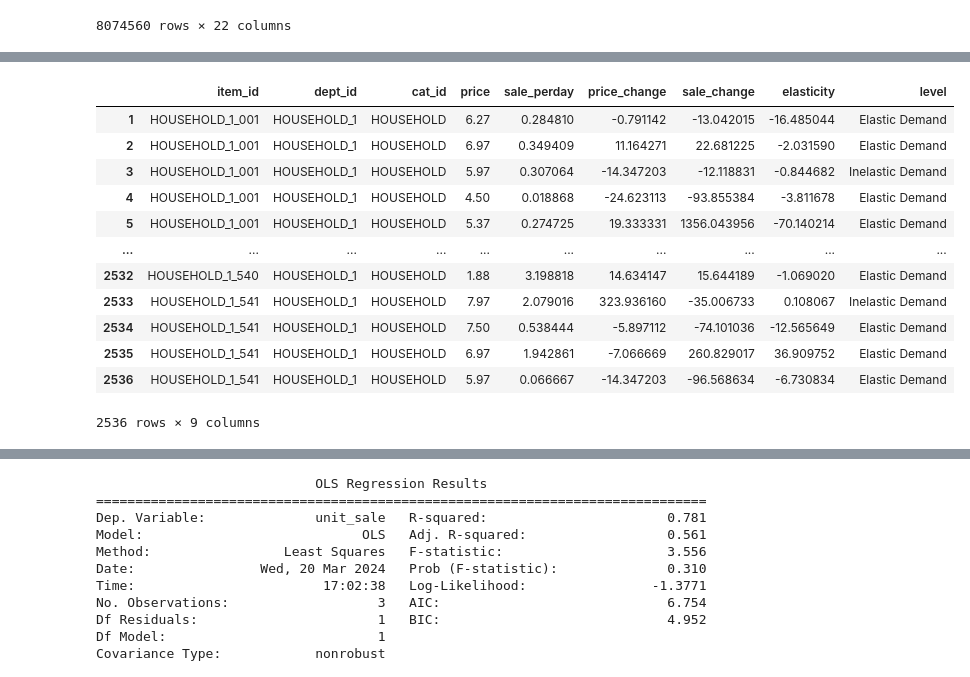
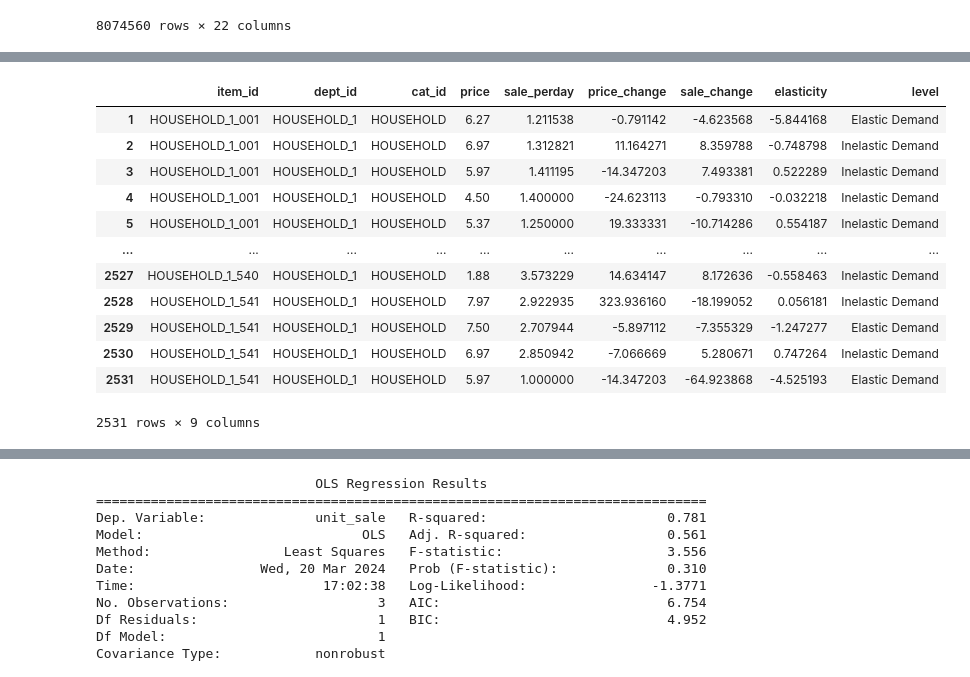
Before and after one commit to janiceivana/DS_05, a Jupyter notebook: New Data Analysis.ipynb, the cells around one changed output, grey strips where cells are left out. Drawn from its saved outputs; the diff is of its cells as text; code cells hidden in the pictures.

Commit message:
Visual elasticity modeling

```diff
--- a/New Data Analysis.ipynb
+++ b/New Data Analysis.ipynb
@@ -1351,5 +1470,6 @@ f2_df
 # %%
 food_3=my_data[my_data['dept_id']=="FOODS_3"]
+food_3 = food_3.drop(food_3[food_3['unit_sale'] == 0].index)
 
 f3_df = pd.DataFrame(columns=['item_id', 'dept_id','cat_id','price', 'sale_perday','price_change','sale_change','elasticity'])
 
@@ -1397,12 +1517,10 @@ for elasticity in f3_df['elasticity'].values:
         level_values.append('Elastic Demand')
     elif abs(elasticity) == 1:
         level_values.append('Unitary Elastic Demand')
-    elif abs(elasticity) < 1:
+    elif abs(elasticity) == 0:
+        level_values.append('Perfectly Inelastic Demand')
+    else:# abs(elasticity) < 1
         level_values.append('Inelastic Demand')
-    elif elasticity == 0:
-        level_values.append('Perfectly Inelastic Demand')
-    else:
-        level_values.append('Perfectly Elastic Demand')
 
 
 f3_df['level'] = level_values
@@ -1423,0 +1542,24 @@ f3_df
+# %%
+Vis_f3 = pd.DataFrame()
+
+for item_id in f3_df['item_id'].unique():
+    entry_df = f3_df[f3_df['item_id'] == item_id]
+
+    price_change = entry_df["price_change"].mean()
+    sale_change = entry_df["sale_change"].mean()
+    elasticity = entry_df["elasticity"].mean()
+
+    Vis_f3 = Vis_f3.append({'item_id': item_id,
+                    'price_change': price_change,
+                    'sale_change': sale_change,
+                    'elasticity': elasticity},ignore_index=True)
+
+#V1
+plt.scatter(Vis_f3['price_change'], Vis_f3['sale_change'])
+
+plt.title('Food_3 Scatter Plot of Price Change% vs Sale Change%')
+plt.xlabel('Price Change%')
+plt.ylabel('Sale Change%')
+plt.grid(True)
+
+plt.show()
@@ -1424,5 +1568,6 @@ f3_df
 # %%
 household_1=my_data[my_data['dept_id']=="HOUSEHOLD_1"]
+household_1 = household_1.drop(household_1[household_1['unit_sale'] == 0].index)
 
 ho1_df = pd.DataFrame(columns=['item_id', 'dept_id','cat_id','price', 'sale_perday','price_change','sale_change','elasticity'])
 
@@ -1464,33 +1609,31 @@ ho1_df
 # %%
 level_values = []
 
 
 for elasticity in ho1_df['elasticity'].values:
     if abs(elasticity) > 1:
         level_values.append('Elastic Demand')
     elif abs(elasticity) == 1:
         level_values.append('Unitary Elastic Demand')
-    elif abs(elasticity) < 1:
+    elif abs(elasticity) == 0:
+        level_values.append('Perfectly Inelastic Demand')
+    else:# abs(elasticity) < 1
         level_values.append('Inelastic Demand')
-    elif elasticity == 0:
-        level_values.append('Perfectly Inelastic Demand')
-    else:
-        level_values.append('Perfectly Elastic Demand')
 
 
 ho1_df['level'] = level_values
 ho1_df
 # %% [output]
 |  | item_id | dept_id | cat_id | price | sale_perday | price_change | sale_change | elasticity | level |
-| 1 | HOUSEHOLD_1_001 | HOUSEHOLD_1 | HOUSEHOLD | 6.27 | 0.284810 | -0.791142 | -13.042015 | -16.485044 | Elastic Demand |
-| 2 | HOUSEHOLD_1_001 | HOUSEHOLD_1 | HOUSEHOLD | 6.97 | 0.349409 | 11.164271 | 22.681225 | -2.031590 | Elastic Demand |
-| 3 | HOUSEHOLD_1_001 | HOUSEHOLD_1 | HOUSEHOLD | 5.97 | 0.307064 | -14.347203 | -12.118831 | -0.844682 | Inelastic Demand |
-| 4 | HOUSEHOLD_1_001 | HOUSEHOLD_1 | HOUSEHOLD | 4.50 | 0.018868 | -24.623113 | -93.855384 | -3.811678 | Elastic Demand |
-| 5 | HOUSEHOLD_1_001 | HOUSEHOLD_1 | HOUSEHOLD | 5.37 | 0.274725 | 19.333331 | 1356.043956 | -70.140214 | Elastic Demand |
+| 1 | HOUSEHOLD_1_001 | HOUSEHOLD_1 | HOUSEHOLD | 6.27 | 1.211538 | -0.791142 | -4.623568 | -5.844168 | Elastic Demand |
+| 2 | HOUSEHOLD_1_001 | HOUSEHOLD_1 | HOUSEHOLD | 6.97 | 1.312821 | 11.164271 | 8.359788 | -0.748798 | Inelastic Demand |
+| 3 | HOUSEHOLD_1_001 | HOUSEHOLD_1 | HOUSEHOLD | 5.97 | 1.411195 | -14.347203 | 7.493381 | 0.522289 | Inelastic Demand |
+| 4 | HOUSEHOLD_1_001 | HOUSEHOLD_1 | HOUSEHOLD | 4.50 | 1.400000 | -24.623113 | -0.793310 | -0.032218 | Inelastic Demand |
+| 5 | HOUSEHOLD_1_001 | HOUSEHOLD_1 | HOUSEHOLD | 5.37 | 1.250000 | 19.333331 | -10.714286 | 0.554187 | Inelastic Demand |
 | ... | ... | ... | ... | ... | ... | ... | ... | ... | ... |
-| 2532 | HOUSEHOLD_1_540 | HOUSEHOLD_1 | HOUSEHOLD | 1.88 | 3.198818 | 14.634147 | 15.644189 | -1.069020 | Elastic Demand |
-| 2533 | HOUSEHOLD_1_541 | HOUSEHOLD_1 | HOUSEHOLD | 7.97 | 2.079016 | 323.936160 | -35.006733 | 0.108067 | Inelastic Demand |
-| 2534 | HOUSEHOLD_1_541 | HOUSEHOLD_1 | HOUSEHOLD | 7.50 | 0.538444 | -5.897112 | -74.101036 | -12.565649 | Elastic Demand |
-| 2535 | HOUSEHOLD_1_541 | HOUSEHOLD_1 | HOUSEHOLD | 6.97 | 1.942861 | -7.066669 | 260.829017 | 36.909752 | Elastic Demand |
-| 2536 | HOUSEHOLD_1_541 | HOUSEHOLD_1 | HOUSEHOLD | 5.97 | 0.066667 | -14.347203 | -96.568634 | -6.730834 | Elastic Demand |
+| 2527 | HOUSEHOLD_1_540 | HOUSEHOLD_1 | HOUSEHOLD | 1.88 | 3.573229 | 14.634147 | 8.172636 | -0.558463 | Inelastic Demand |
+| 2528 | HOUSEHOLD_1_541 | HOUSEHOLD_1 | HOUSEHOLD | 7.97 | 2.922935 | 323.936160 | -18.199052 | 0.056181 | Inelastic Demand |
+| 2529 | HOUSEHOLD_1_541 | HOUSEHOLD_1 | HOUSEHOLD | 7.50 | 2.707944 | -5.897112 | -7.355329 | -1.247277 | Elastic Demand |
+| 2530 | HOUSEHOLD_1_541 | HOUSEHOLD_1 | HOUSEHOLD | 6.97 | 2.850942 | -7.066669 | 5.280671 | 0.747264 | Inelastic Demand |
+| 2531 | HOUSEHOLD_1_541 | HOUSEHOLD_1 | HOUSEHOLD | 5.97 | 1.000000 | -14.347203 | -64.923868 | -4.525193 | Elastic Demand |
-2536 rows × 9 columns
+2531 rows × 9 columns
```
Also changed, not shown: parts of 27 cells of this notebook.
